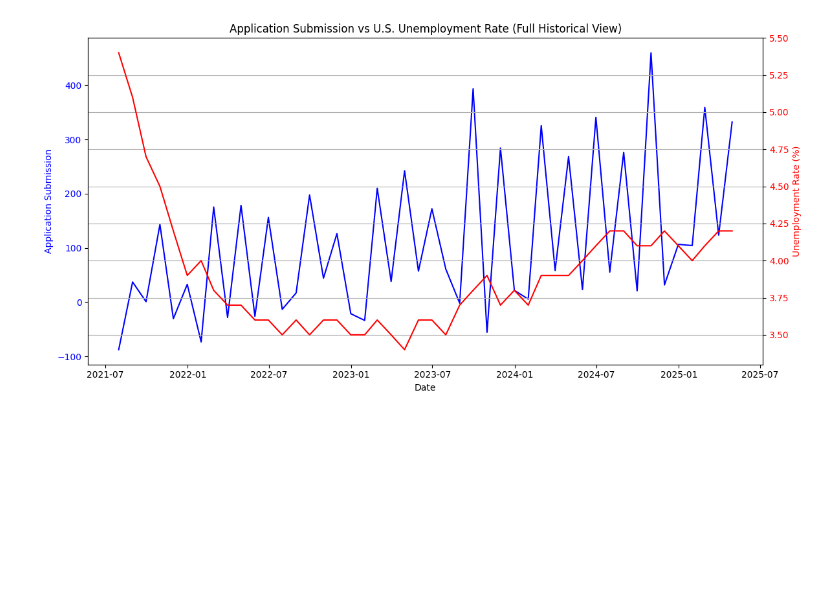
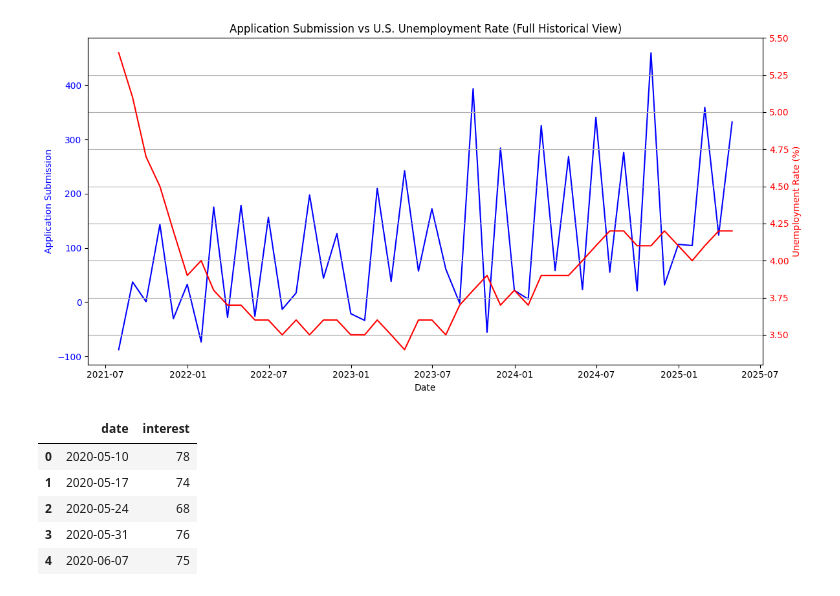
Before and after one commit to roziii/chingu_segment_analysis, a Jupyter notebook: application_completion-auto_regressive_model.ipynb, the cells around one changed output. Cells and saved outputs as stored; diff of their text form; code cells hidden in the pictures; blank space fills up the shorter version.

```diff
--- a/application_completion-auto_regressive_model.ipynb
+++ b/application_completion-auto_regressive_model.ipynb
@@ -915,0 +862,9 @@ plt.show()
+# %%
+df_trends.head()
+# %% [output]
+|  | date | interest |
+| 0 | 2020-05-10 | 78 |
+| 1 | 2020-05-17 | 74 |
+| 2 | 2020-05-24 | 68 |
+| 3 | 2020-05-31 | 76 |
+| 4 | 2020-06-07 | 75 |
```
Also changed, not shown: parts of 26 cells of this notebook, 1 other file.
